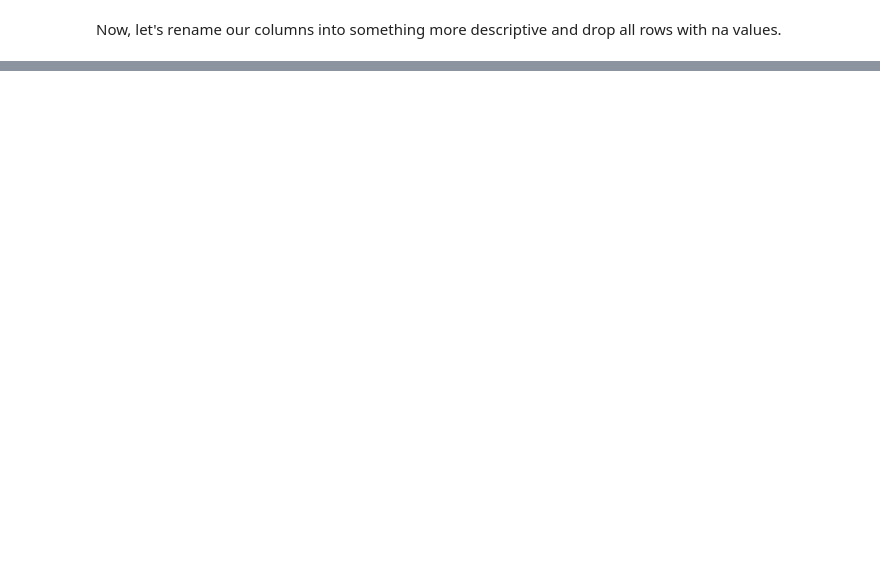
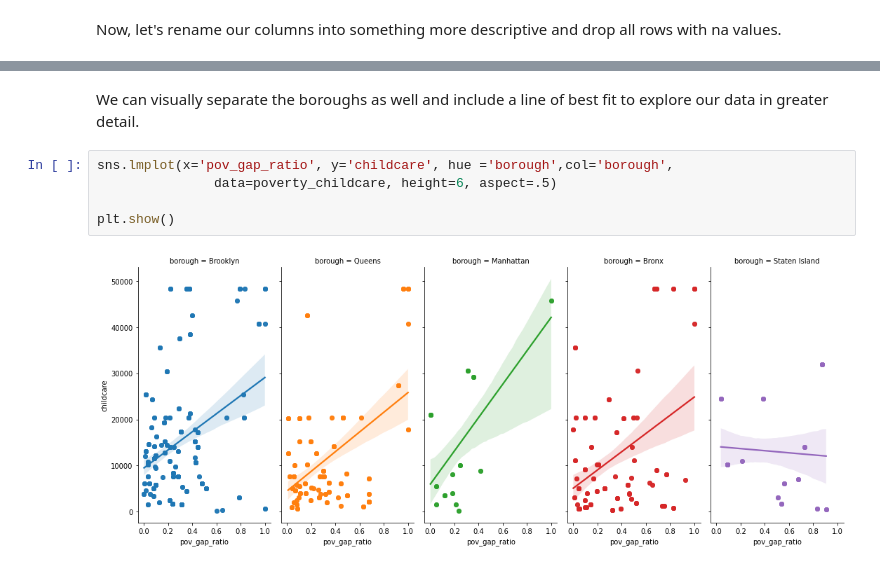
Before and after one commit to medhab2/intro-sprint, a Jupyter notebook: Intro Sprint #1.ipynb, the cells around one changed output, grey strips where cells are left out. Drawn from its saved outputs; the diff is of its cells as text; blank space fills up the shorter version.

```diff
--- a/Intro Sprint #1.ipynb
+++ b/Intro Sprint #1.ipynb
@@ -133,0 +198,9 @@ plt.show()
+# %% [markdown]
+We can visually separate the boroughs as well and include a line of best fit to explore our data in greater detail.
+# %%
+sns.lmplot(x='pov_gap_ratio', y='childcare', hue ='borough',col='borough',
+               data=poverty_childcare, height=6, aspect=.5)
+
+plt.show()
+# %% [output]
+[figure, added]
```
Also changed, not shown: parts of 17 cells of this notebook, 1 other file.
